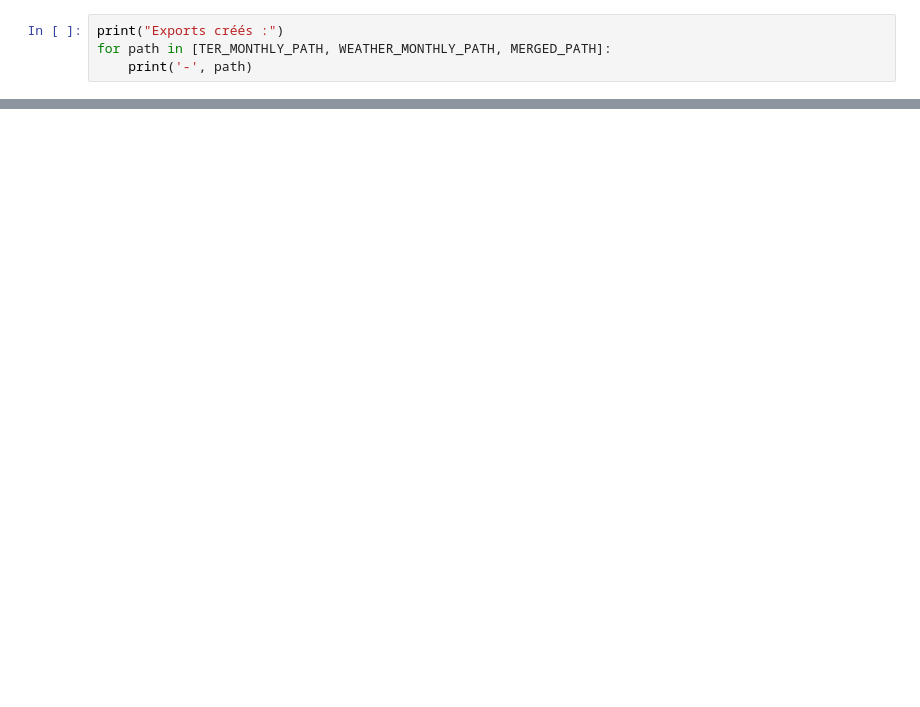
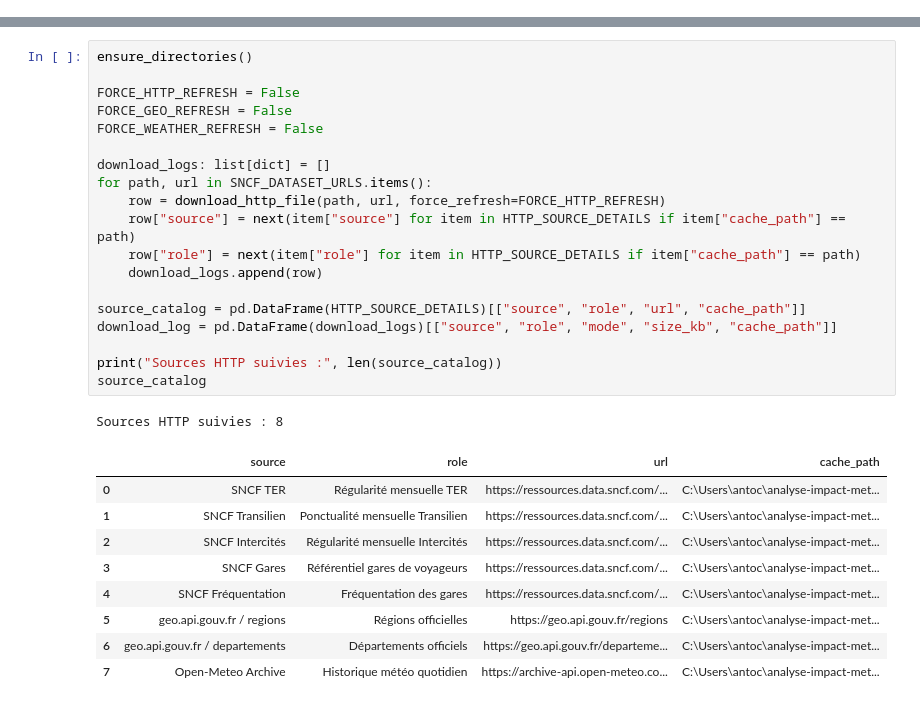
Before and after one commit to Anthony2210/analyse-impact-meteo-regularite-sncf, a Jupyter notebook: 01_api_et_nettoyage.ipynb, the cells around one changed output, grey strips where cells are left out. Saved outputs shown, nothing was run; the diff lists cells and outputs as text; blank space fills up the shorter version.

```diff
--- a/01_api_et_nettoyage.ipynb
+++ b/01_api_et_nettoyage.ipynb
@@ -553,4 +0,0 @@ Exports créés :
-# %%
-print("Exports créés :")
-for path in [TER_MONTHLY_PATH, WEATHER_MONTHLY_PATH, MERGED_PATH]:
-    print('-', path)
@@ -587,0 +239,30 @@ Ce fichier fusionné sert ensuite à notre notebook d'analyse.
+# %%
+ensure_directories()
+
+FORCE_HTTP_REFRESH = False
+FORCE_GEO_REFRESH = False
+FORCE_WEATHER_REFRESH = False
+
+download_logs: list[dict] = []
+for path, url in SNCF_DATASET_URLS.items():
+    row = download_http_file(path, url, force_refresh=FORCE_HTTP_REFRESH)
+    row["source"] = next(item["source"] for item in HTTP_SOURCE_DETAILS if item["cache_path"] == path)
+    row["role"] = next(item["role"] for item in HTTP_SOURCE_DETAILS if item["cache_path"] == path)
+    download_logs.append(row)
+
+source_catalog = pd.DataFrame(HTTP_SOURCE_DETAILS)[["source", "role", "url", "cache_path"]]
+download_log = pd.DataFrame(download_logs)[["source", "role", "mode", "size_kb", "cache_path"]]
+
+print("Sources HTTP suivies :", len(source_catalog))
+source_catalog
+# %% [output]
+Sources HTTP suivies : 8
+|  | source | role | url | cache_path |
+| 0 | SNCF TER | Régularité mensuelle TER | https://ressources.data.sncf.com/... | C:\Users\antoc\analyse-impact-met... |
+| 1 | SNCF Transilien | Ponctualité mensuelle Transilien | https://ressources.data.sncf.com/... | C:\Users\antoc\analyse-impact-met... |
+| 2 | SNCF Intercités | Régularité mensuelle Intercités | https://ressources.data.sncf.com/... | C:\Users\antoc\analyse-impact-met... |
+| 3 | SNCF Gares | Référentiel gares de voyageurs | https://ressources.data.sncf.com/... | C:\Users\antoc\analyse-impact-met... |
+| 4 | SNCF Fréquentation | Fréquentation des gares | https://ressources.data.sncf.com/... | C:\Users\antoc\analyse-impact-met... |
+| 5 | geo.api.gouv.fr / regions | Régions officielles | https://geo.api.gouv.fr/regions | C:\Users\antoc\analyse-impact-met... |
+| 6 | geo.api.gouv.fr / departements | Départements officiels | https://geo.api.gouv.fr/departeme... | C:\Users\antoc\analyse-impact-met... |
+| 7 | Open-Meteo Archive | Historique météo quotidien | https://archive-api.open-meteo.co... | C:\Users\antoc\analyse-impact-met... |
```
Also changed, not shown: parts of 38 cells of this notebook, 19 other files.
